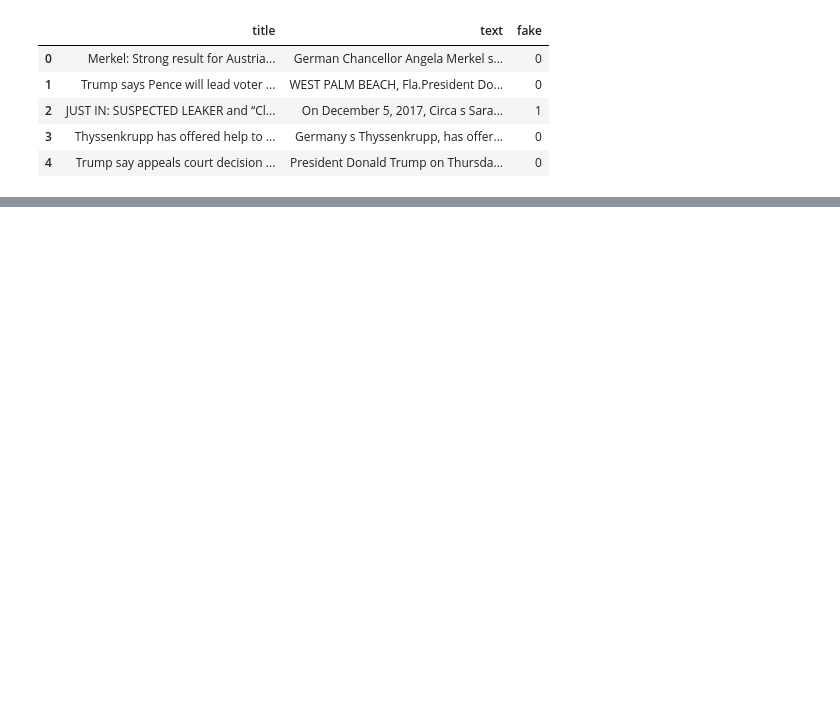
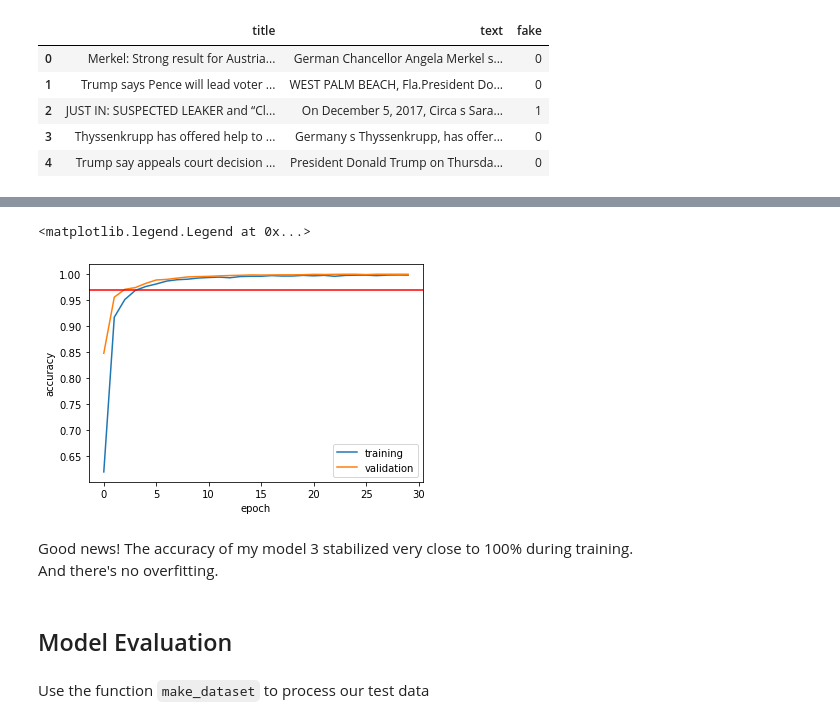
Before and after one commit to libbyrencc/post, a Jupyter notebook: post6/post6.ipynb, the cells around one changed output, grey strips where cells are left out. Saved outputs shown, nothing was run; the diff lists cells and outputs as text; code cells hidden in the pictures; blank space fills up the shorter version.

```diff
--- a/post6/post6.ipynb
+++ b/post6/post6.ipynb
@@ -65,0 +334,24 @@ train['text']=train['text'].apply(lambda x: ' '.join([word for word in x.split()
+# %%
+model_3.compile(optimizer = "adam",
+              loss = losses.SparseCategoricalCrossentropy(from_logits=True),
+              metrics=['accuracy']
+)
+# %%
+history = model_3.fit(train,
+                    validation_data=val,
+                    epochs = 30)
+# %%
+plt.plot(history.history["accuracy"],label = "training")
+plt.plot(history.history["val_accuracy"],label = "validation")
+plt.gca().set(xlabel = "epoch", ylabel = "accuracy")
+plt.axhline(y=0.97, color='r', linestyle='-')
+plt.legend()
+# %% [output]
+<matplotlib.legend.Legend at 0x...>
+[figure, added]
+# %% [markdown]
+Good news!
+The accuracy of my model 3 stabilized very close to 100% during training.
+And there's no overfitting.
+# %% [markdown]
+## Model Evaluation
@@ -65,0 +363,2 @@ train['text']=train['text'].apply(lambda x: ' '.join([word for word in x.split()
+# %% [markdown]
+Use the function `make_dataset` to process our test data
```
Also changed, not shown: parts of 72 cells of this notebook, 1 other file.
